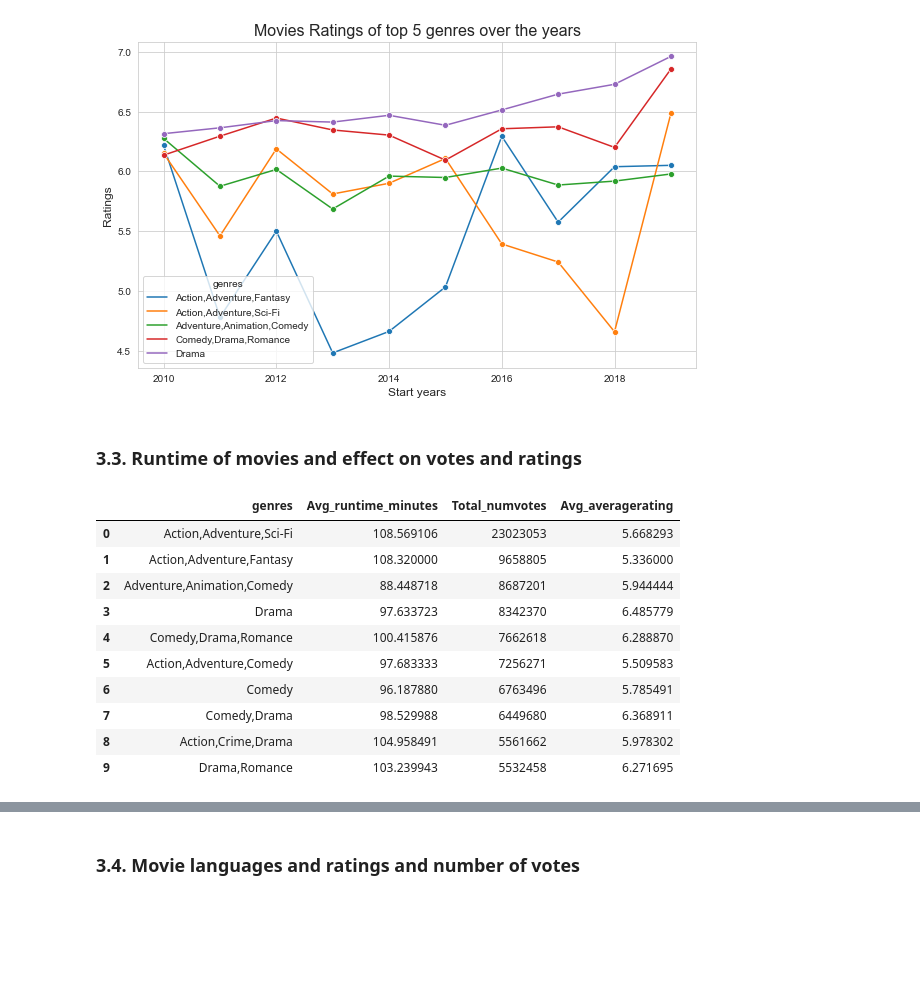
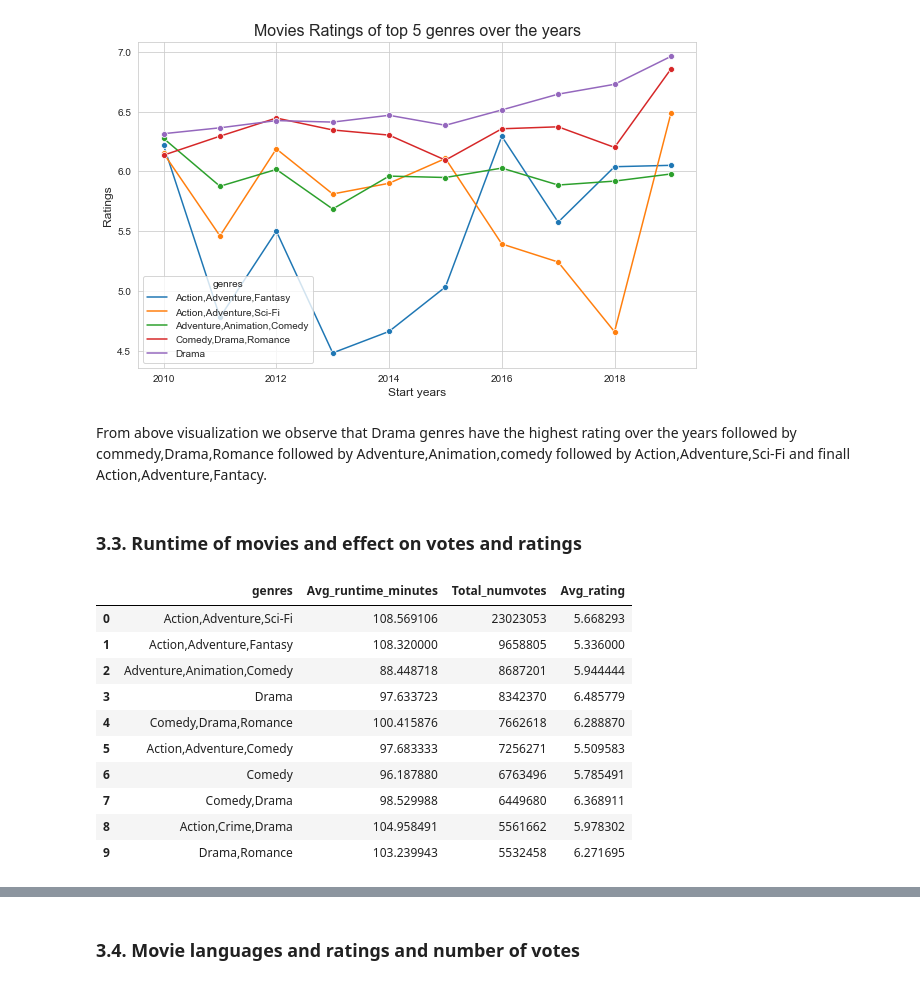
Before and after one commit to mkiganane20/Group3_Phase_Two_Project, a Jupyter notebook: group3_phase_two_project.ipynb, the cells around one changed output, grey strips where cells are left out. Cells and saved outputs as stored; diff of their text form; code cells hidden in the pictures; blank space fills up the shorter version.

Commit message:
Data analysis and visualization

```diff
--- a/group3_phase_two_project.ipynb
+++ b/group3_phase_two_project.ipynb
@@ -252,25 +285,27 @@ plt.legend(title='genres')
 plt.show()
 # %% [output]
 [figure]
+# %% [markdown]
+From above visualization we observe that Drama genres have the highest rating over the years followed by commedy,Drama,Romance followed by Adventure,Animation,comedy followed by Action,Adventure,Sci-Fi and finall Action,Adventure,Fantacy.
 # %% [markdown]
 ### 3.3. Runtime of movies and effect on votes and ratings
 # %%
 # check if there is effect of runtime of movies on rating and votes
 # join movie_basics and movie_ratings tables
 q = """
-    SELECT genres, Avg(runtime_minutes) AS Avg_runtime_minutes, SUM(numvotes) AS Total_numvotes, AVG(averagerating) AS Avg_averagerating
+    SELECT genres, Avg(runtime_minutes) AS Avg_runtime_minutes, SUM(numvotes) AS Total_numvotes, AVG(averagerating) AS Avg_rating
       FROM movie_basics
            JOIN movie_ratings
            USING(movie_id)
     WHERE runtime_minutes IS NOT NULL
   GROUP BY genres
-  ORDER BY Total_numvotes DESC, Avg_averagerating DESC
+  ORDER BY Total_numvotes DESC, Avg_rating DESC
      LIMIT 10
     """
 movie_runtime = pd.read_sql(q, conn)
 movie_runtime
 # %% [output]
-|  | genres | Avg_runtime_minutes | Total_numvotes | Avg_averagerating |
+|  | genres | Avg_runtime_minutes | Total_numvotes | Avg_rating |
 | 0 | Action,Adventure,Sci-Fi | 108.569106 | 23023053 | 5.668293 |
 | 1 | Action,Adventure,Fantasy | 108.320000 | 9658805 | 5.336000 |
 | 2 | Adventure,Animation,Comedy | 88.448718 | 8687201 | 5.944444 |
```
Also changed, not shown: parts of 24 cells of this notebook.
